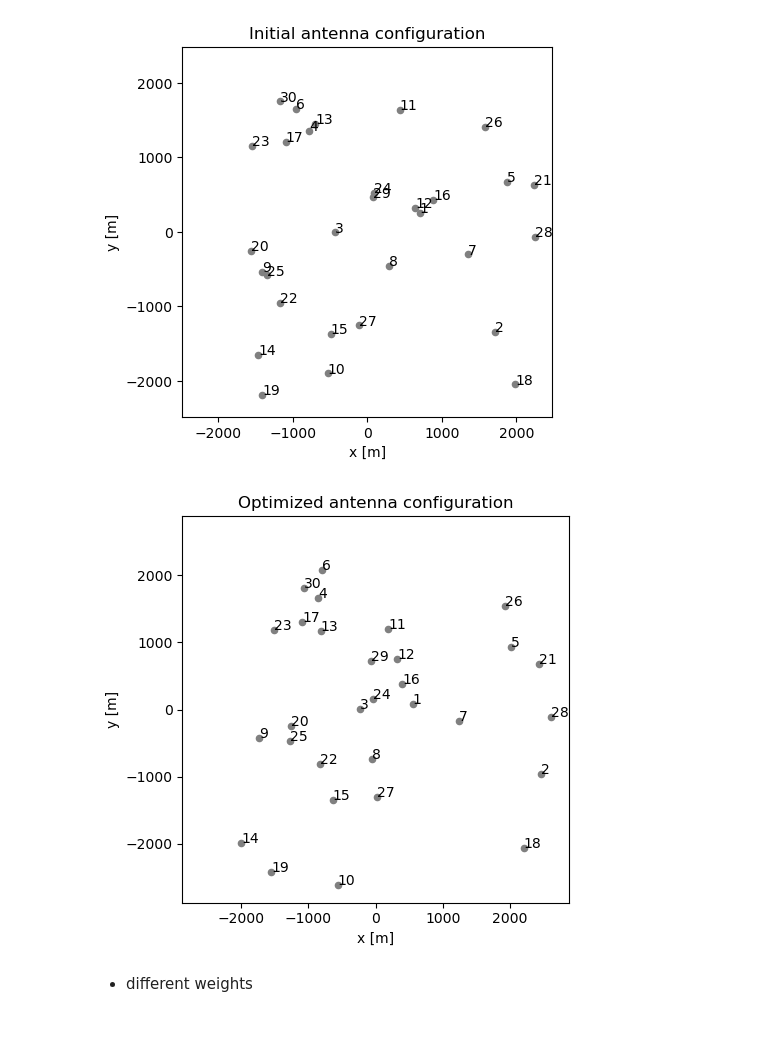
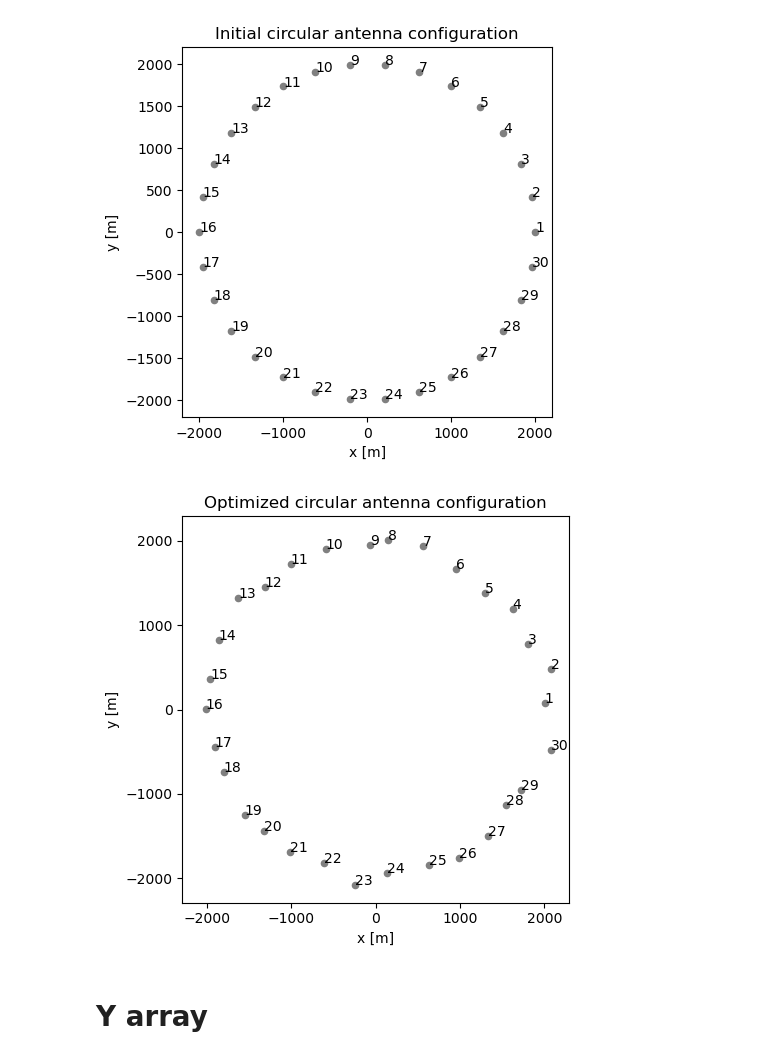
Before and after one commit to mb-manal/antenna_optimization, a Jupyter notebook: notebooks/Genetic_algo.ipynb, the cells around one changed output. Cells and saved outputs as stored; diff of their text form; code cells hidden in the pictures; blank space fills up the shorter version.

```diff
--- a/notebooks/Genetic_algo.ipynb
+++ b/notebooks/Genetic_algo.ipynb
@@ -125,0 +151,15 @@ plt.show()
+# %%
+# === Plot the final beam
+best_beam= np.fft.fftshift(best_beam)
+plot_utils.plot_beam(best_beam)
+plt.title("Final Beam after SLL Optimization (random configuration)")
+
+
+_, beam_initial, _, _ = objective(initial_config)
+beam_initial= np.fft.fftshift(beam_initial)
+plot_utils.plot_beam(beam_initial)
+plt.title("Initial beam for random configuration")
+
+
+plt.tight_layout()
+plt.show()
@@ -126,16 +295,12 @@ plt.show()
 # %%
-
-
 # Plot the initial antenna configuration
-plot_utils.plot_antenna_arr(initial_config,title="Initial antenna configuration")
+plot_utils.plot_antenna_arr(initial_config,title="Initial circular antenna configuration")
 
 # Plot the final antenna configuration after optimization
-plot_utils.plot_antenna_arr(current_config, title="Optimized antenna configuration")
+plot_utils.plot_antenna_arr(current_config, title="Optimized circular antenna configuration")
 
 plt.tight_layout()
 plt.show()
 # %% [output]
-[figure, old version]
+[figure, new version]
-[figure, old version]
+[figure, new version]
-# %% [markdown]
-- different weights
@@ -225,0 +307,2 @@ for weights in weight_scenarios:
+# %% [markdown]
+# Y array
```
Also changed, not shown: parts of 15 cells of this notebook, 3 other files.
